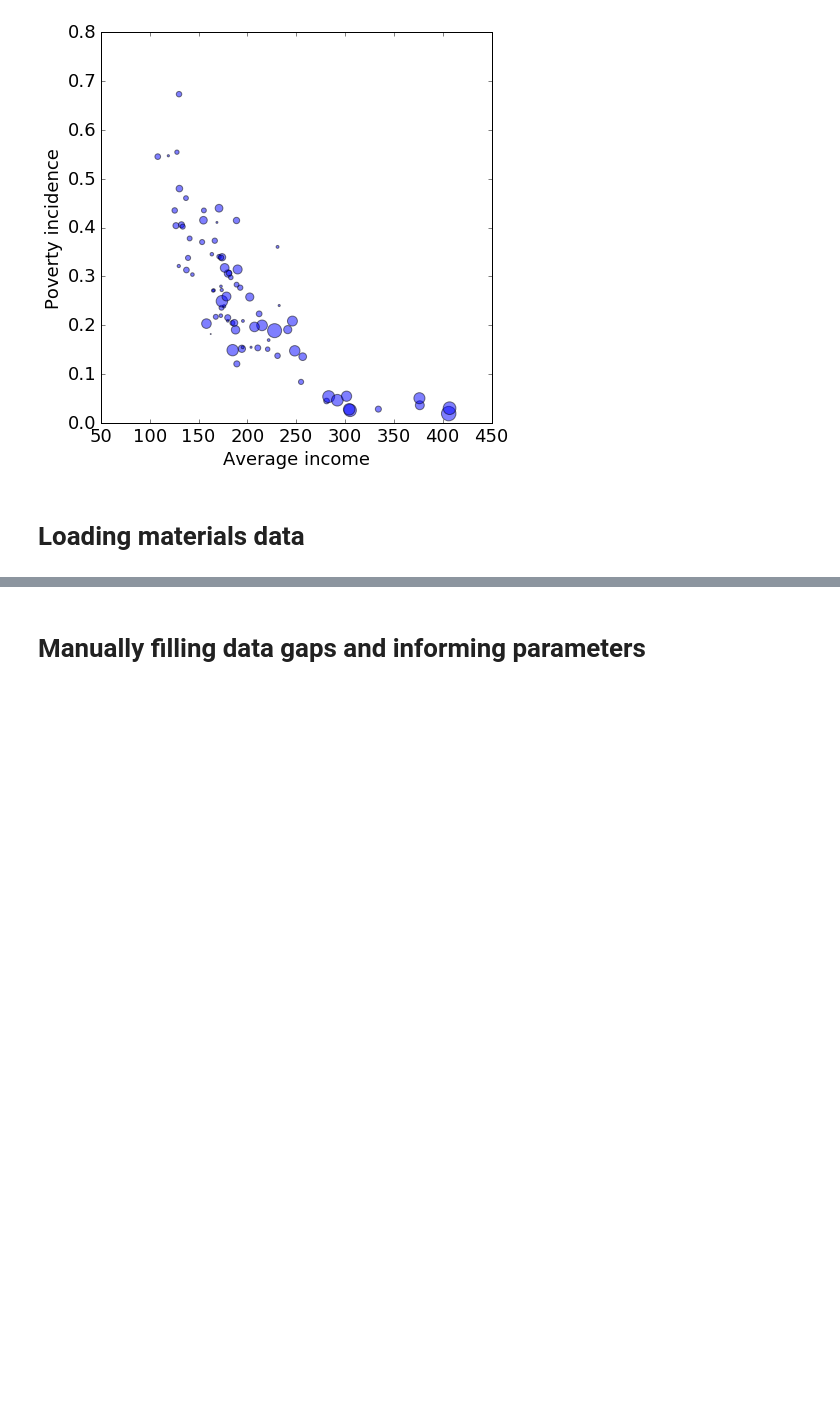
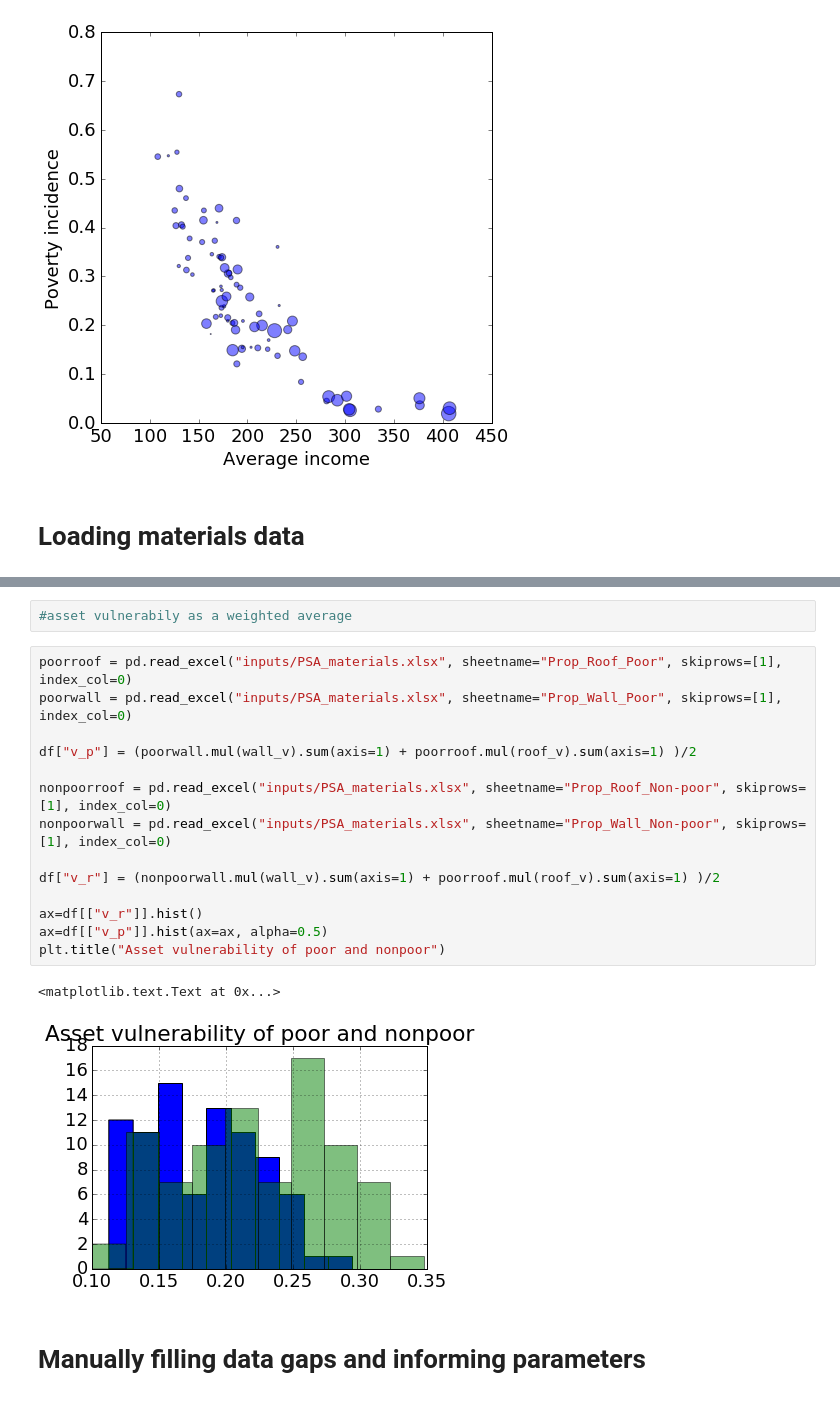
Before and after one commit to adrivsh/resilience_indicator_phl, a Jupyter notebook: socio_economic_capacity.ipynb, the cells around one changed output, grey strips where cells are left out. Cells and saved outputs as stored; diff of their text form; blank space fills up the shorter version.

```diff
--- a/socio_economic_capacity.ipynb
+++ b/socio_economic_capacity.ipynb
@@ -92,3 +88,22 @@ pd.read_excel("inputs/PSA_materials.xlsx", sheetname="Prop_Roof_Poor")
+# %%
+#asset vulnerabily as a weighted average
+# %%
+poorroof = pd.read_excel("inputs/PSA_materials.xlsx", sheetname="Prop_Roof_Poor", skiprows=[1], index_col=0)
+poorwall = pd.read_excel("inputs/PSA_materials.xlsx", sheetname="Prop_Wall_Poor", skiprows=[1], index_col=0)
+
+df["v_p"] = (poorwall.mul(wall_v).sum(axis=1) + poorroof.mul(roof_v).sum(axis=1) )/2
+
+nonpoorroof = pd.read_excel("inputs/PSA_materials.xlsx", sheetname="Prop_Roof_Non-poor", skiprows=[1], index_col=0)
+nonpoorwall = pd.read_excel("inputs/PSA_materials.xlsx", sheetname="Prop_Wall_Non-poor", skiprows=[1], index_col=0)
+
+df["v_r"] = (nonpoorwall.mul(wall_v).sum(axis=1) + poorroof.mul(roof_v).sum(axis=1) )/2
+
+ax=df[["v_r"]].hist()
+ax=df[["v_p"]].hist(ax=ax, alpha=0.5)
+plt.title("Asset vulnerability of poor and nonpoor")
+# %% [output]
+<matplotlib.text.Text at 0x...>
+[figure, added]
 # %% [markdown]
 # Manually filling data gaps and informing parameters
 # %% [markdown]
```
Also changed, not shown: parts of 10 cells of this notebook, 3 other files.
